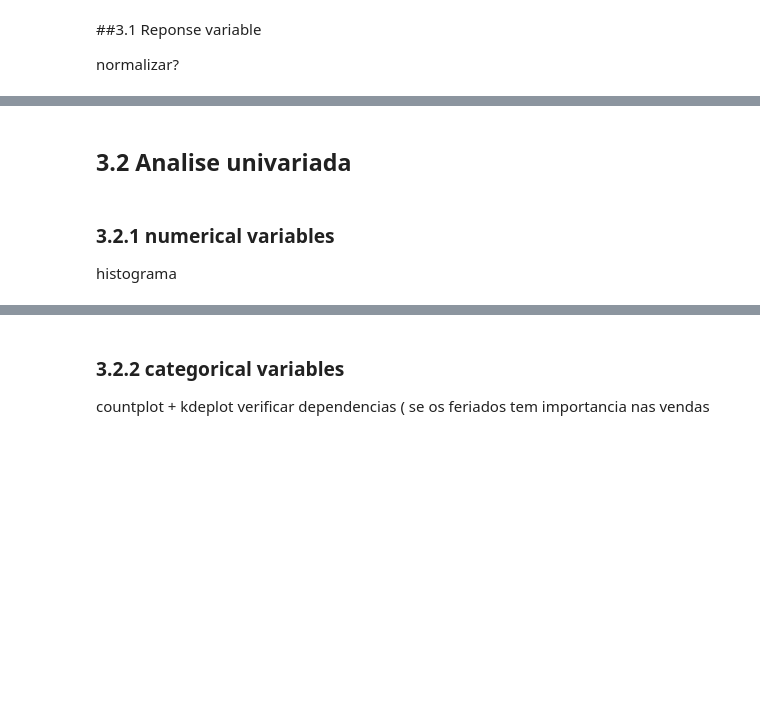
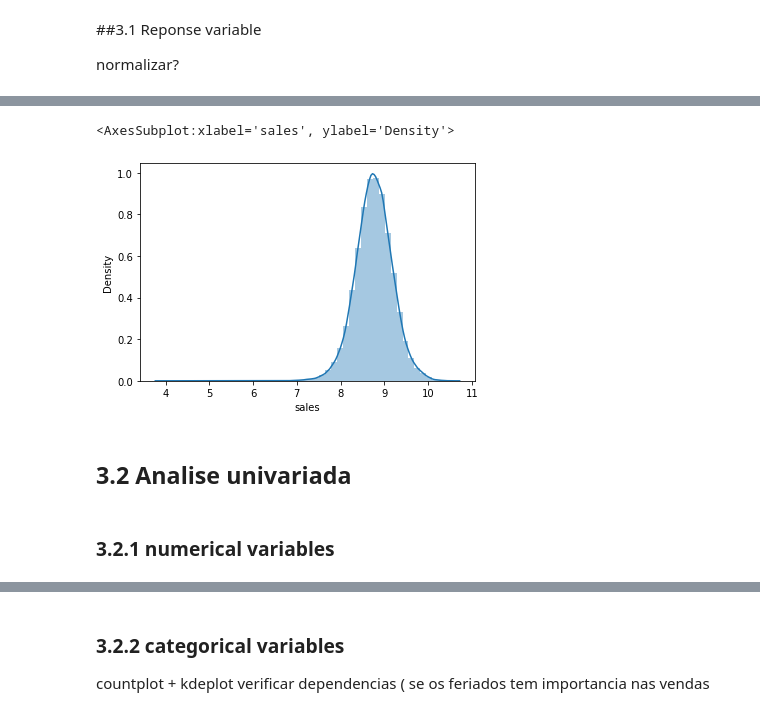
Before and after one commit to danjaca/predicting_sales_rossmann, a Jupyter notebook: Rossmann_predict_sales.ipynb, the cells around one changed output, grey strips where cells are left out. Drawn from its saved outputs; the diff is of its cells as text; code cells hidden in the pictures; blank space fills up the shorter version.

```diff
--- a/Rossmann_predict_sales.ipynb
+++ b/Rossmann_predict_sales.ipynb
@@ -409,5 +446,9 @@ normalizar?
+# %%
+sns.distplot(np.log1p(df3['sales']))
+# %% [output]
+<AxesSubplot:xlabel='sales', ylabel='Density'>
+[figure, added]
 # %% [markdown]
 ## 3.2 Analise univariada
 # %% [markdown]
 ### 3.2.1 numerical variables
-histograma
```
Also changed, not shown: parts of 22 cells of this notebook.
